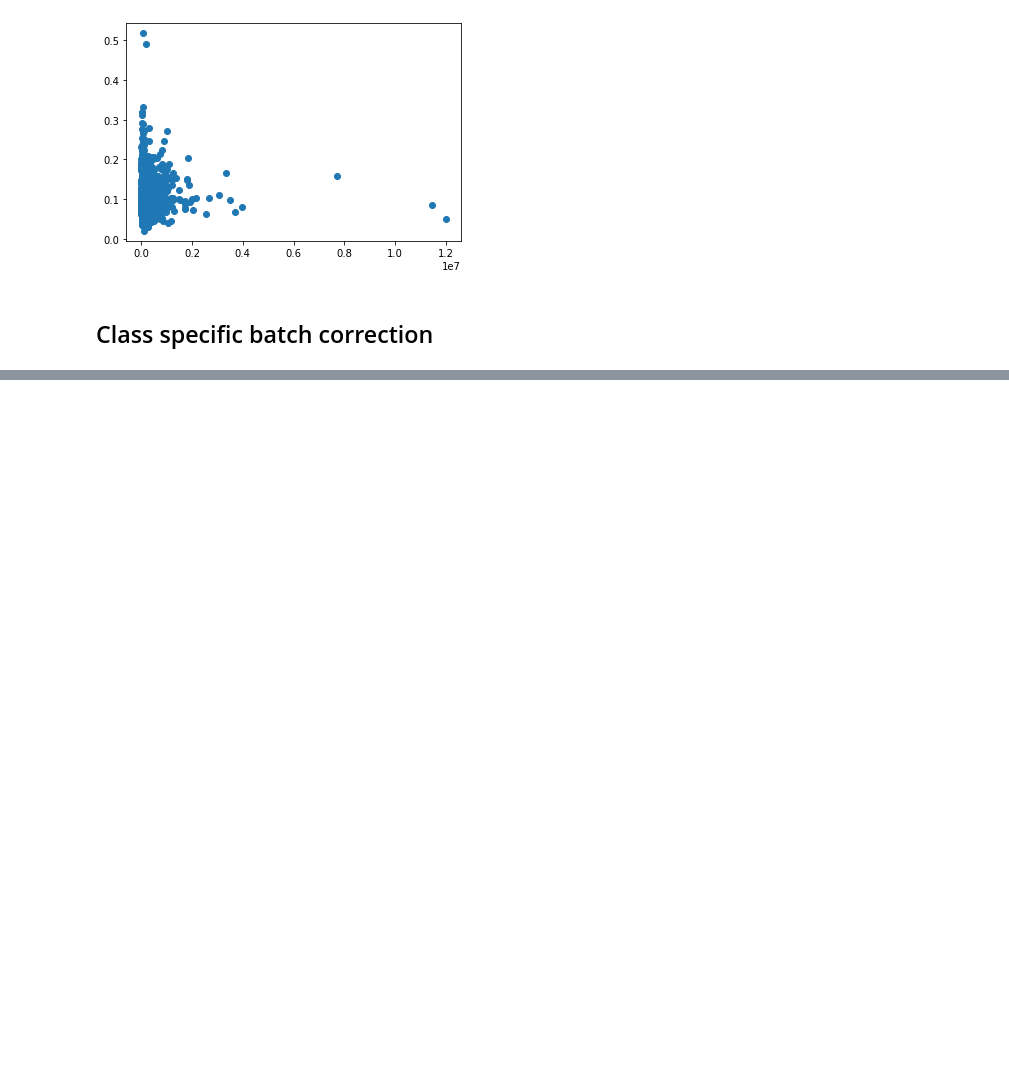
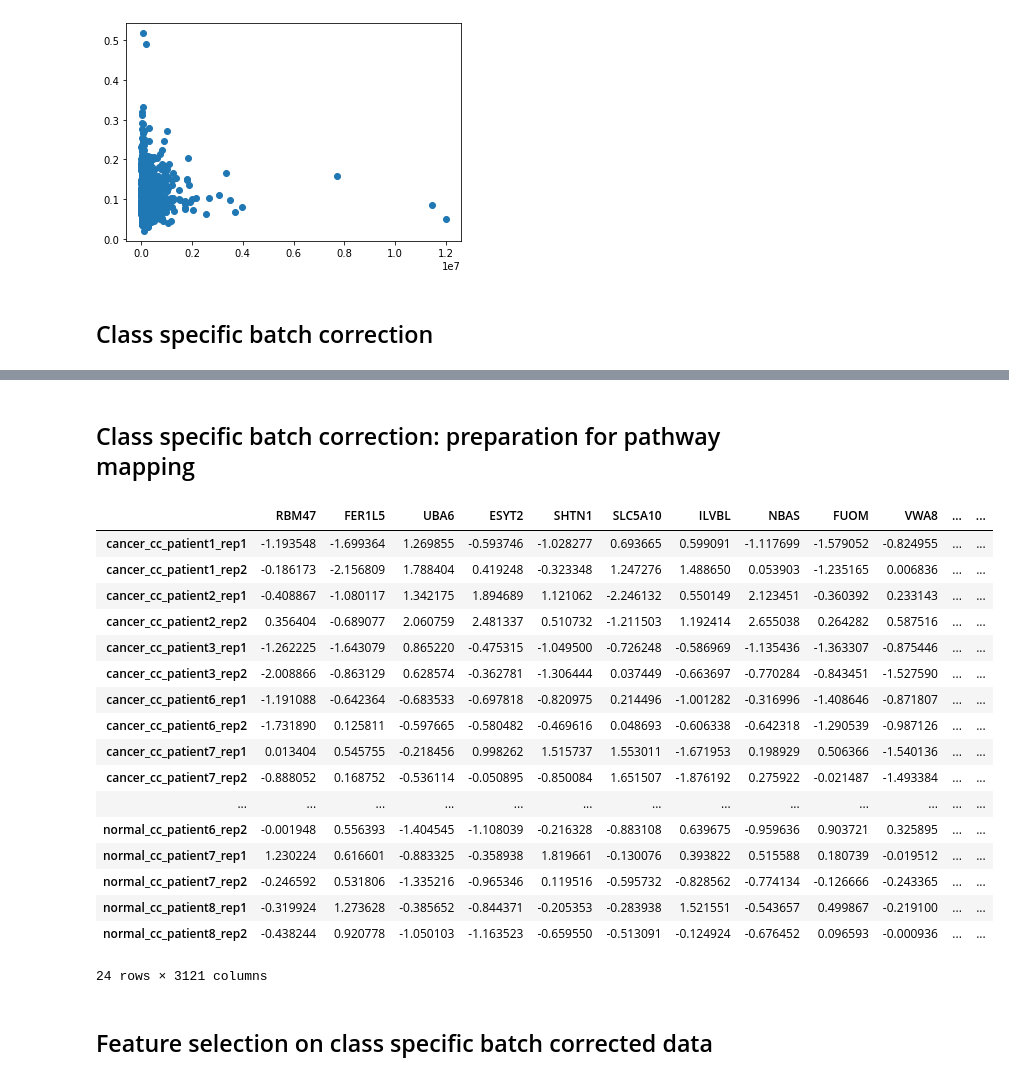
Before and after one commit to kaipengl/biodatascience, a Jupyter notebook: RCdataanalysis with quantile normalisation.ipynb, the cells around one changed output, grey strips where cells are left out. Saved outputs shown, nothing was run; the diff lists cells and outputs as text; code cells hidden in the pictures; blank space fills up the shorter version.

```diff
--- a/RCdataanalysis with quantile normalisation.ipynb
+++ b/RCdataanalysis with quantile normalisation.ipynb
@@ -1080,0 +1102,63 @@ df_merge
+# %% [markdown]
+## Class specific batch correction: preparation for pathway mapping
+# %%
+#this block prepares the dictionaries for gene mapping
+pathway_gene = {}
+pathway_source = {}
+
+with open('c5.gobp.txt') as f:
+    for line in f:
+        genepathway = line.split()[0]
+        source = line.split()[1]
+        gene_symbols = line.split()[2:]
+        pathway_source[genepathway] = source
+        pathway_gene[genepathway] = gene_symbols
+
+#this block manages the converted genes
+#turn the converted genes to a dataframe
+converted_genes = pd.read_csv('converted genes.txt', sep = '\t')
+converted_genes.to_numpy()
+converted_genes
+
+#sort the converted genes
+sortedgenes = converted_genes.sort_values('From')
+sortedgenes
+
+#retain the unique genes symbols and converts it into a list
+uniquegenesarray = sortedgenes.drop_duplicates(subset=['From'])
+uniquegenesSym = uniquegenesarray["To"].tolist()
+uniquegenesFrom = uniquegenesarray["From"].tolist()
+
+#this block drops the columns that are not mapped
+for g in class_specific_merge.columns:
+    if g not in uniquegenesFrom:
+        del class_specific_merge[g]
+
+class_specific_merge_sorted = class_specific_merge[sorted(class_specific_merge.columns)]
+class_specific_merge_sorted
+class_specific_merge_sorted.shape
+
+#rename the columns
+class_specific_merge_sorted.columns = uniquegenesSym
+class_specific_merge_sorted
+# %% [output]
+|  | RBM47 | FER1L5 | UBA6 | ESYT2 | SHTN1 | SLC5A10 | ILVBL | NBAS | FUOM | VWA8 | ... | ... |
+| cancer_cc_patient1_rep1 | -1.193548 | -1.699364 | 1.269855 | -0.593746 | -1.028277 | 0.693665 | 0.599091 | -1.117699 | -1.579052 | -0.824955 | ... | ... |
+| cancer_cc_patient1_rep2 | -0.186173 | -2.156809 | 1.788404 | 0.419248 | -0.323348 | 1.247276 | 1.488650 | 0.053903 | -1.235165 | 0.006836 | ... | ... |
+| cancer_cc_patient2_rep1 | -0.408867 | -1.080117 | 1.342175 | 1.894689 | 1.121062 | -2.246132 | 0.550149 | 2.123451 | -0.360392 | 0.233143 | ... | ... |
+| cancer_cc_patient2_rep2 | 0.356404 | -0.689077 | 2.060759 | 2.481337 | 0.510732 | -1.211503 | 1.192414 | 2.655038 | 0.264282 | 0.587516 | ... | ... |
+| cancer_cc_patient3_rep1 | -1.262225 | -1.643079 | 0.865220 | -0.475315 | -1.049500 | -0.726248 | -0.586969 | -1.135436 | -1.363307 | -0.875446 | ... | ... |
+| cancer_cc_patient3_rep2 | -2.008866 | -0.863129 | 0.628574 | -0.362781 | -1.306444 | 0.037449 | -0.663697 | -0.770284 | -0.843451 | -1.527590 | ... | ... |
+| cancer_cc_patient6_rep1 | -1.191088 | -0.642364 | -0.683533 | -0.697818 | -0.820975 | 0.214496 | -1.001282 | -0.316996 | -1.408646 | -0.871807 | ... | ... |
+| cancer_cc_patient6_rep2 | -1.731890 | 0.125811 | -0.597665 | -0.580482 | -0.469616 | 0.048693 | -0.606338 | -0.642318 | -1.290539 | -0.987126 | ... | ... |
+| cancer_cc_patient7_rep1 | 0.013404 | 0.545755 | -0.218456 | 0.998262 | 1.515737 | 1.553011 | -1.671953 | 0.198929 | 0.506366 | -1.540136 | ... | ... |
+| cancer_cc_patient7_rep2 | -0.888052 | 0.168752 | -0.536114 | -0.050895 | -0.850084 | 1.651507 | -1.876192 | 0.275922 | -0.021487 | -1.493384 | ... | ... |
+| ... | ... | ... | ... | ... | ... | ... | ... | ... | ... | ... | ... | ... |
+| normal_cc_patient6_rep2 | -0.001948 | 0.556393 | -1.404545 | -1.108039 | -0.216328 | -0.883108 | 0.639675 | -0.959636 | 0.903721 | 0.325895 | ... | ... |
+| normal_cc_patient7_rep1 | 1.230224 | 0.616601 | -0.883325 | -0.358938 | 1.819661 | -0.130076 | 0.393822 | 0.515588 | 0.180739 | -0.019512 | ... | ... |
+| normal_cc_patient7_rep2 | -0.246592 | 0.531806 | -1.335216 | -0.965346 | 0.119516 | -0.595732 | -0.828562 | -0.774134 | -0.126666 | -0.243365 | ... | ... |
+| normal_cc_patient8_rep1 | -0.319924 | 1.273628 | -0.385652 | -0.844371 | -0.205353 | -0.283938 | 1.521551 | -0.543657 | 0.499867 | -0.219100 | ... | ... |
+| normal_cc_patient8_rep2 | -0.438244 | 0.920778 | -1.050103 | -1.163523 | -0.659550 | -0.513091 | -0.124924 | -0.676452 | 0.096593 | -0.000936 | ... | ... |
+24 rows × 3121 columns
+# %% [markdown]
+## Feature selection on class specific batch corrected data
```
Also changed, not shown: parts of 27 cells of this notebook.
